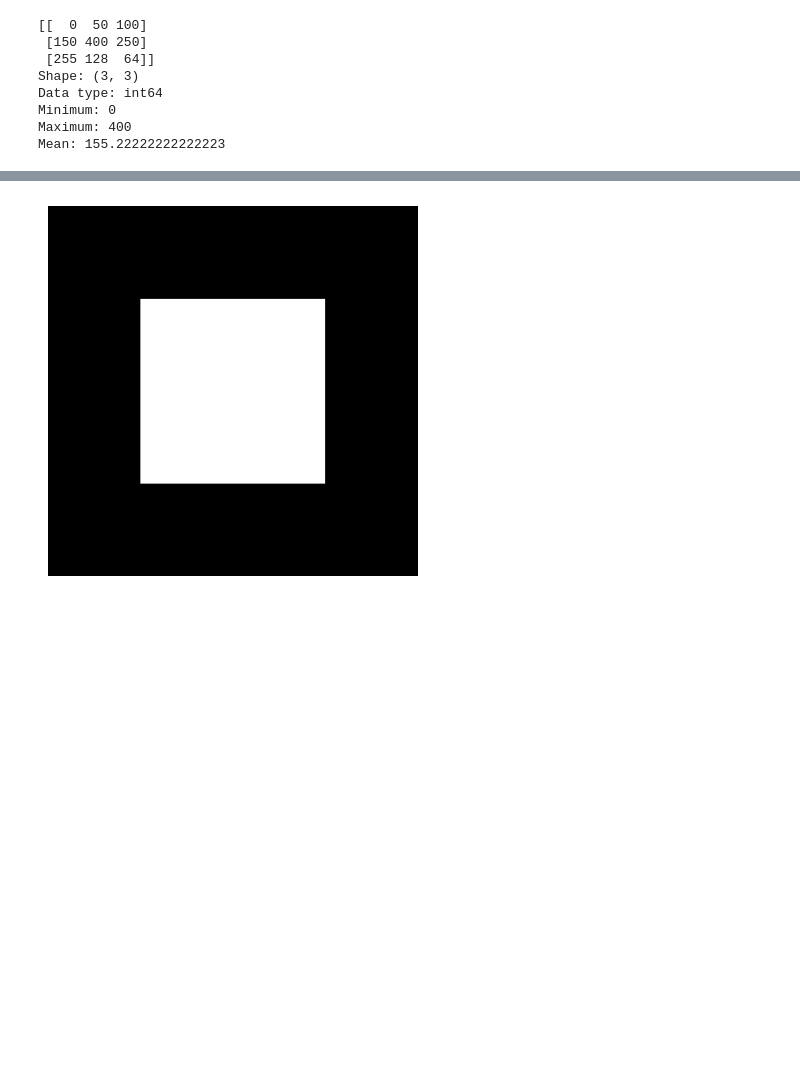
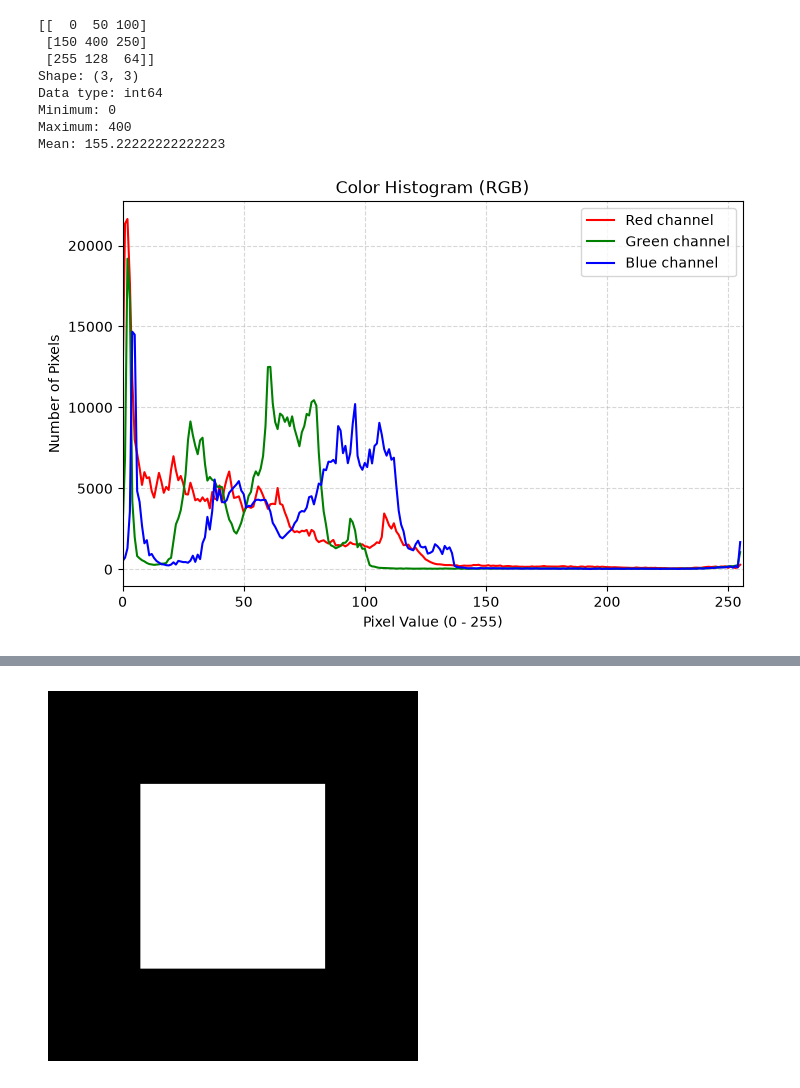
Before and after one commit to hmadi1yousef111-collab/MOHAMMED, a Jupyter notebook: Untitled-1.ipynb, the cells around one changed output, grey strips where cells are left out. Saved outputs shown, nothing was run; the diff lists cells and outputs as text; code cells hidden in the pictures; blank space fills up the shorter version.

```diff
--- a/Untitled-1.ipynb
+++ b/Untitled-1.ipynb
@@ -21,3 +21,31 @@ Data type: int64
 Minimum: 0
 Maximum: 400
 Mean: 155.22222222222223
+# %%
+from PIL import Image
+import numpy as np
+import matplotlib.pyplot as plt
+
+# 1. قراءة الصورة الملونة
+img = Image.open(r"C:\Users\PC-LAB1\Desktop\immge processing\ed44b0c4f03794879c13e936928a7d69.jpg")
+image = np.array(img)
+
+colors = ('red', 'green', 'blue')
+
+plt.figure(figsize=(8, 5))
+plt.title("Color Histogram (RGB)")
+plt.xlabel("Pixel Value (0 - 255)")
+plt.ylabel("Number of Pixels")
+
+# 2. رسم هستوجرام لكل قناة لونية
+for i, col in enumerate(colors):
+    # استخدام np.histogram لحساب القيم رسمها بالمنحنى
+    hist, bins = np.histogram(image[:, :, i], bins=256, range=(0, 256))
+    plt.plot(hist, color=col, label=f'{col.capitalize()} channel')
+
+plt.xlim([0, 256])
+plt.legend()
+plt.grid(True, linestyle="--", alpha=0.5)
+plt.show()
+# %% [output]
+[figure, added]
```
Also changed, not shown: parts of 3 cells of this notebook.
